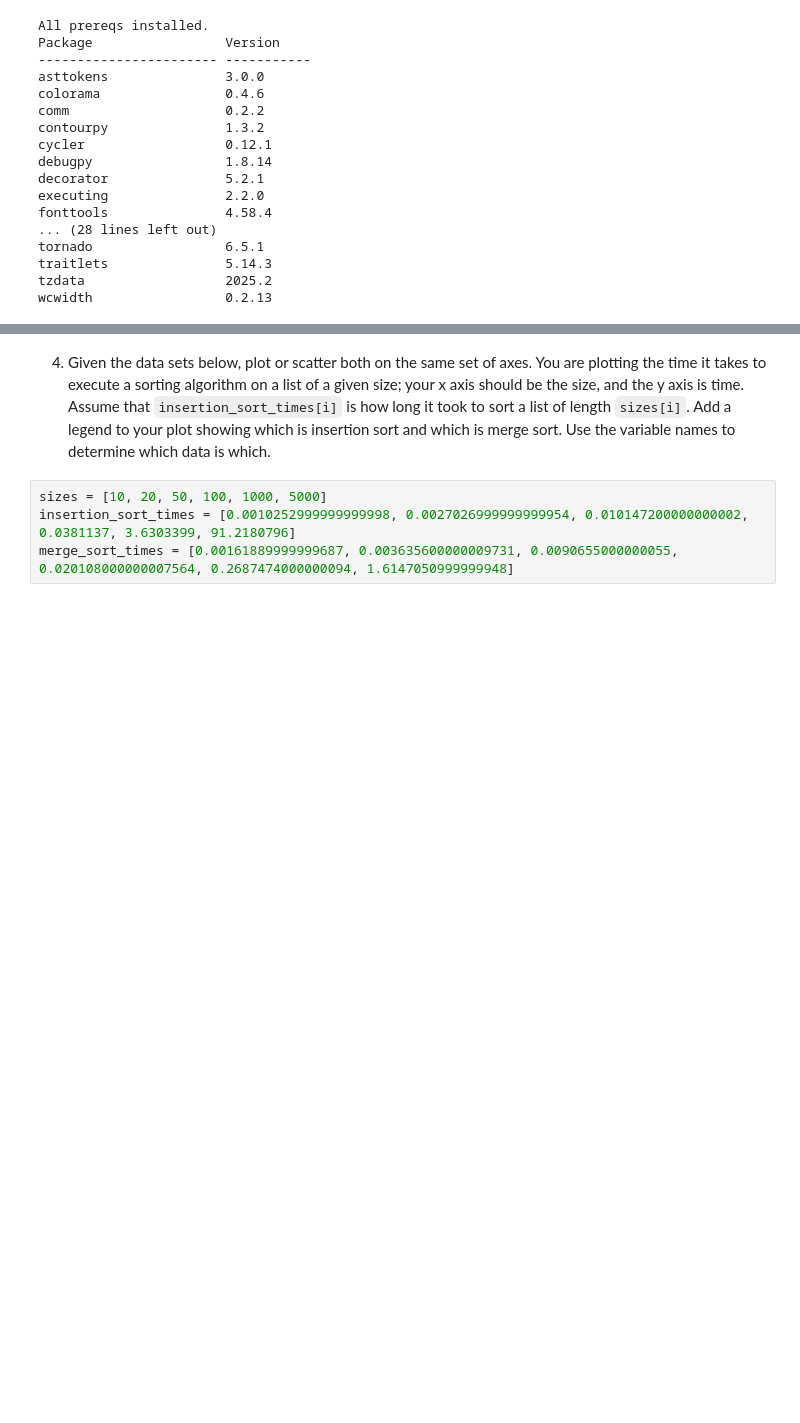
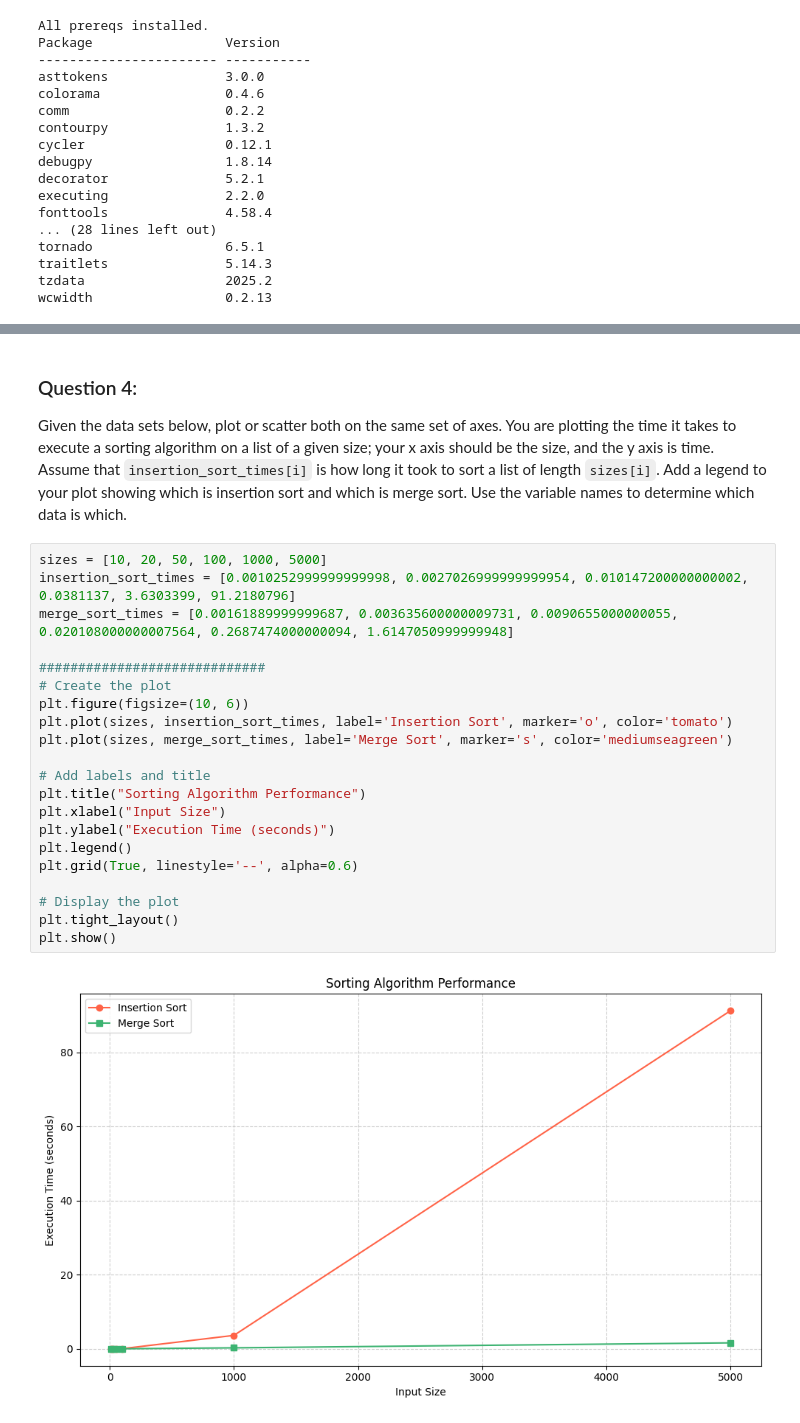
Before and after one commit to matthewpblock/pyplot, a Jupyter notebook: pyplot.ipynb, the cells around one changed output, grey strips where cells are left out. Drawn from its saved outputs; the diff is of its cells as text; blank space fills up the shorter version.

```diff
--- a/pyplot.ipynb
+++ b/pyplot.ipynb
@@ -64,6 +140,26 @@ letter_freq = dict(Counter(TEXT))
 # %% [markdown]
-4. Given the data sets below, plot or scatter both on the same set of axes.  You are plotting the time it takes to execute a sorting algorithm on a list of a given size; your x axis should be the size, and the y axis is time.  Assume that `insertion_sort_times[i]` is how long it took to sort a list of length `sizes[i]`.  Add a legend to your plot showing which is insertion sort and which is merge sort.  Use the variable names to determine which data is which.
+### Question 4:
+Given the data sets below, plot or scatter both on the same set of axes.  You are plotting the time it takes to execute a sorting algorithm on a list of a given size; your x axis should be the size, and the y axis is time.  Assume that `insertion_sort_times[i]` is how long it took to sort a list of length `sizes[i]`.  Add a legend to your plot showing which is insertion sort and which is merge sort.  Use the variable names to determine which data is which.
 # %%
 sizes = [10, 20, 50, 100, 1000, 5000]
 insertion_sort_times = [0.0010252999999999998, 0.0027026999999999954, 0.010147200000000002, 0.0381137, 3.6303399, 91.2180796]
 merge_sort_times = [0.00161889999999687, 0.003635600000009731, 0.0090655000000055, 0.020108000000007564, 0.2687474000000094, 1.6147050999999948]
+
+#############################
+# Create the plot
+plt.figure(figsize=(10, 6))
+plt.plot(sizes, insertion_sort_times, label='Insertion Sort', marker='o', color='tomato')
+plt.plot(sizes, merge_sort_times, label='Merge Sort', marker='s', color='mediumseagreen')
+
+# Add labels and title
+plt.title("Sorting Algorithm Performance")
+plt.xlabel("Input Size")
+plt.ylabel("Execution Time (seconds)")
+plt.legend()
+plt.grid(True, linestyle='--', alpha=0.6)
+
+# Display the plot
+plt.tight_layout()
+plt.show()
+# %% [output]
+[figure, added]
```
Also changed, not shown: parts of 6 cells of this notebook, 1 other file.
